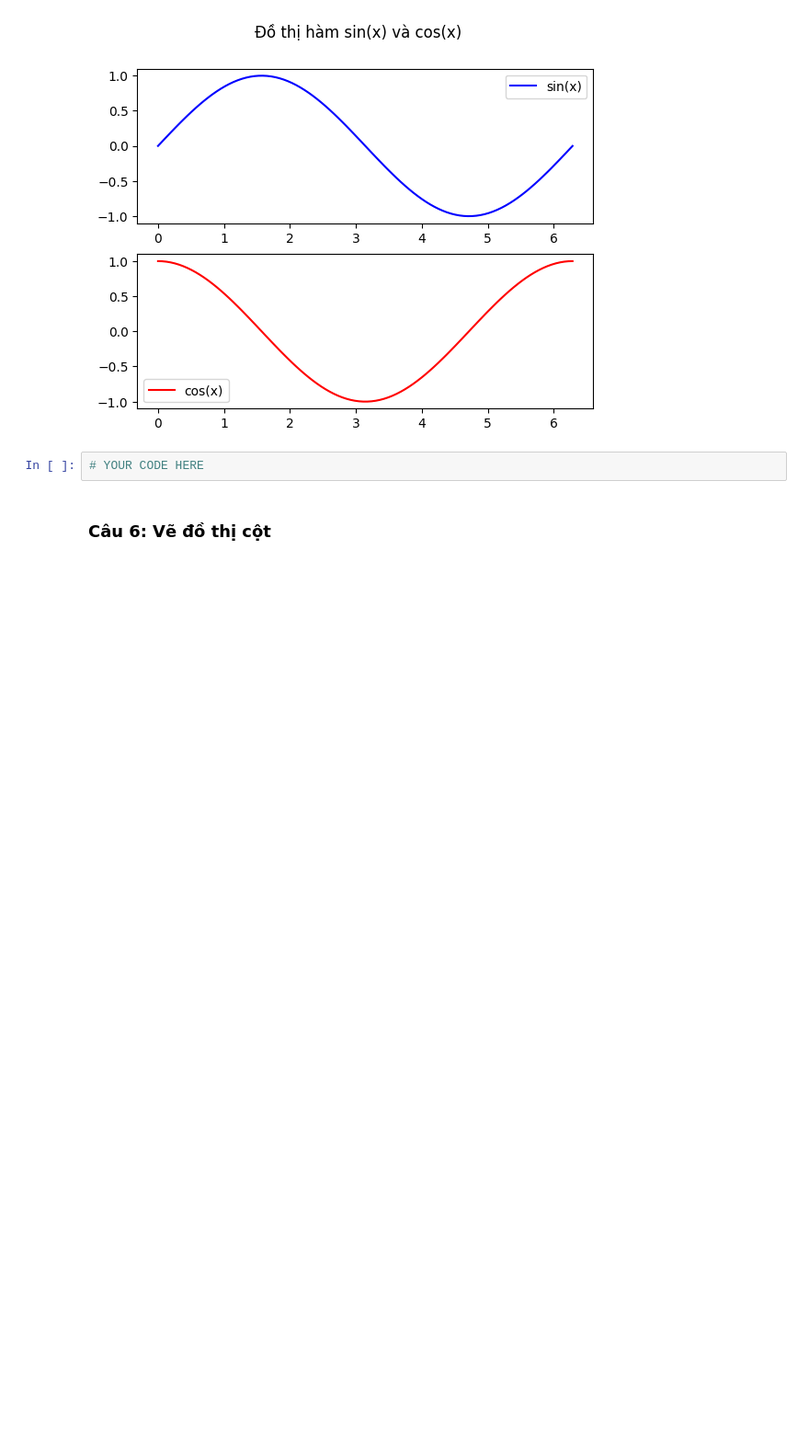
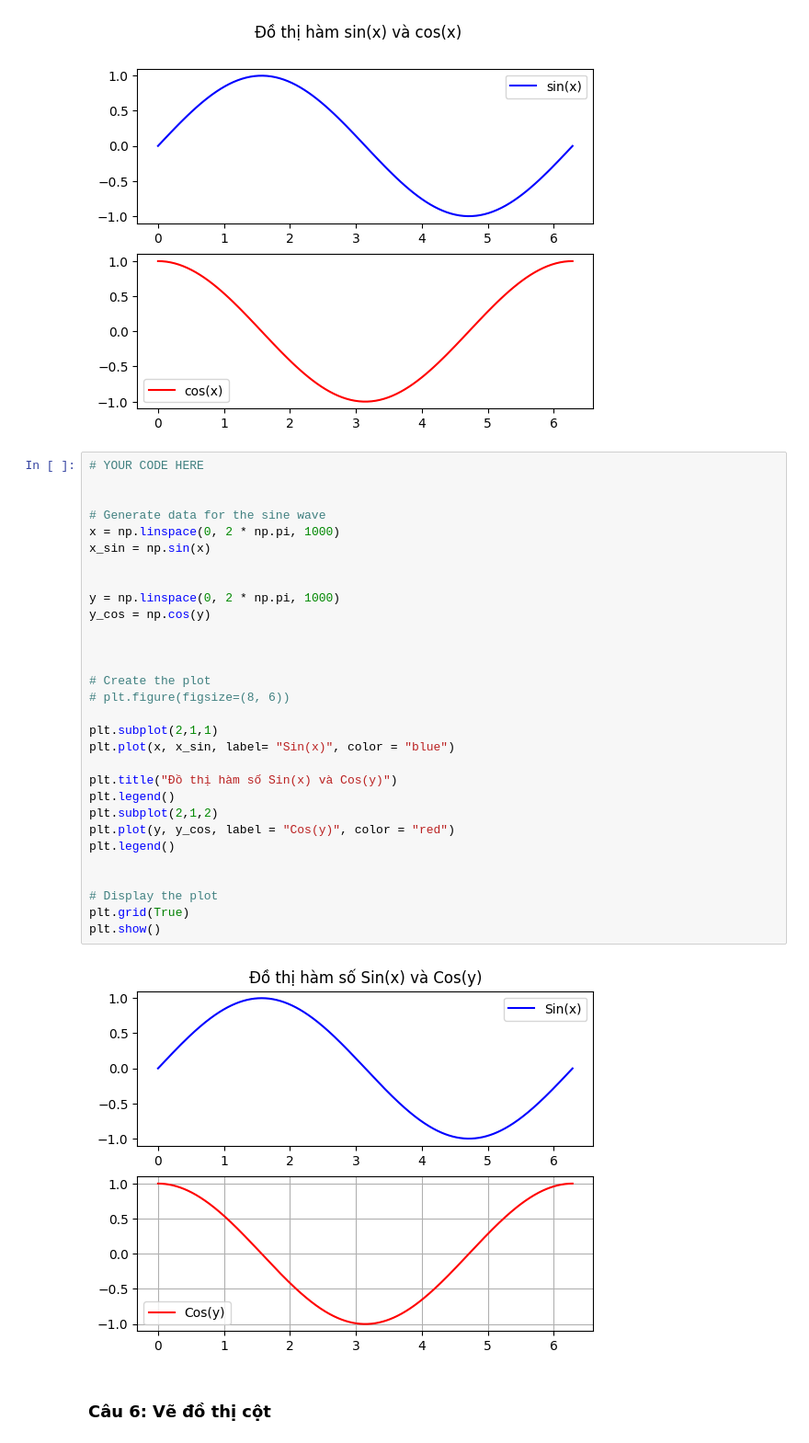
Before and after one commit to ur77ec17235/Computer-statistics_and_applications, a Jupyter notebook: week 2/tkud_lab02_ex (1).ipynb, the cells around one changed output. Shown at 92% size. Saved outputs shown, nothing was run; the diff lists cells and outputs as text; blank space fills up the shorter version.

```diff
--- a/week 2/tkud_lab02_ex (1).ipynb
+++ b/week 2/tkud_lab02_ex (1).ipynb
@@ -214,8 +244,38 @@ Gợi ý: sử dụng hằng số pi và hàm sau:
 # This cell contains output. Don't remove!
 # %% [output]
 [figure]
-# %%
-# YOUR CODE HERE
+# %%
+# YOUR CODE HERE
+
+
+# Generate data for the sine wave
+x = np.linspace(0, 2 * np.pi, 1000)
+x_sin = np.sin(x)
+
+
+y = np.linspace(0, 2 * np.pi, 1000)
+y_cos = np.cos(y)
+
+
+
+# Create the plot
+# plt.figure(figsize=(8, 6))
+
+plt.subplot(2,1,1)
+plt.plot(x, x_sin, label= "Sin(x)", color = "blue")
+
+plt.title("Đồ thị hàm số Sin(x) và Cos(y)")
+plt.legend()
+plt.subplot(2,1,2)
+plt.plot(y, y_cos, label = "Cos(y)", color = "red")
+plt.legend()
+
+
+# Display the plot
+plt.grid(True)
+plt.show()
+# %% [output]
+[figure, added]
 # %% [markdown]
 ### Câu 6: Vẽ đồ thị cột
 # %%
```
Also changed, not shown: parts of 7 cells of this notebook.
